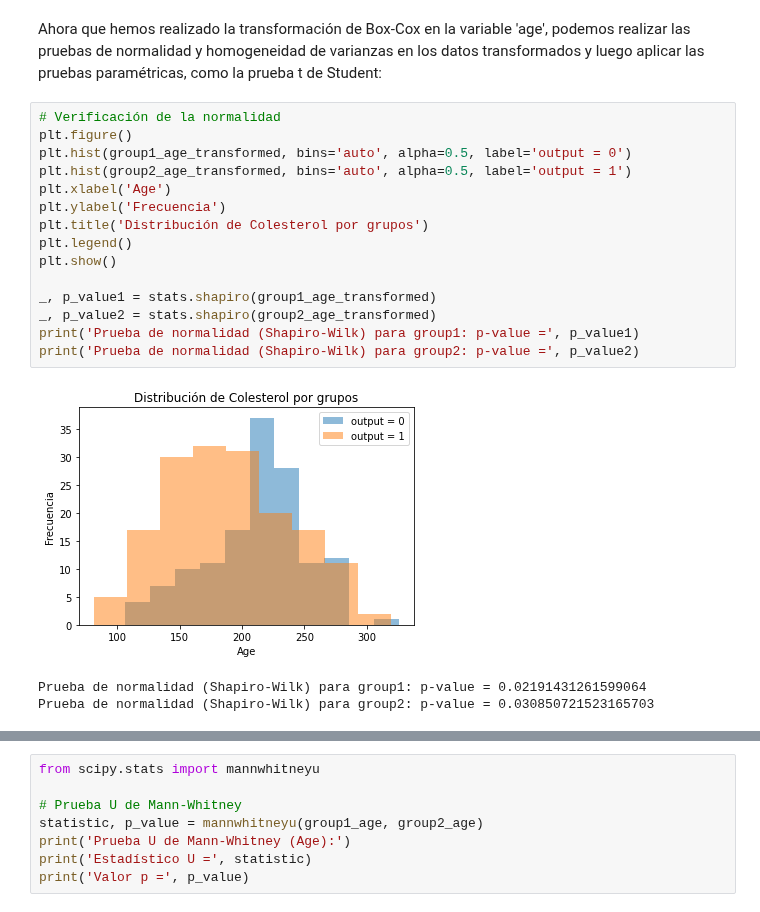
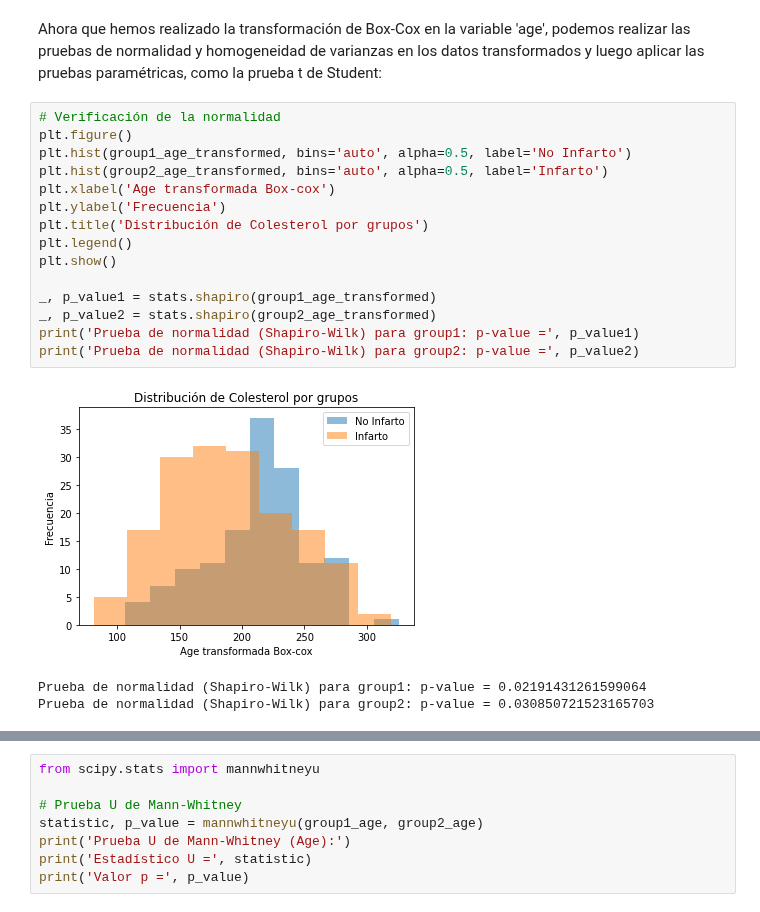
Before and after one commit to OscarTienda/heart-attack-analysis-prection, a Jupyter notebook: code/heart-attack-analysis-prediction.ipynb, the cells around one changed output, grey strips where cells are left out. Drawn from its saved outputs; the diff is of its cells as text.

```diff
--- a/code/heart-attack-analysis-prediction.ipynb
+++ b/code/heart-attack-analysis-prediction.ipynb
@@ -329,20 +358,20 @@ Ahora que hemos realizado la transformación de Box-Cox en la variable 'age', po
 # %%
 # Verificación de la normalidad
 plt.figure()
-plt.hist(group1_age_transformed, bins='auto', alpha=0.5, label='output = 0')
-plt.hist(group2_age_transformed, bins='auto', alpha=0.5, label='output = 1')
-plt.xlabel('Age')
+plt.hist(group1_age_transformed, bins='auto', alpha=0.5, label='No Infarto')
+plt.hist(group2_age_transformed, bins='auto', alpha=0.5, label='Infarto')
+plt.xlabel('Age transformada Box-cox')
 plt.ylabel('Frecuencia')
 plt.title('Distribución de Colesterol por grupos')
 plt.legend()
 plt.show()
 
 _, p_value1 = stats.shapiro(group1_age_transformed)
 _, p_value2 = stats.shapiro(group2_age_transformed)
 print('Prueba de normalidad (Shapiro-Wilk) para group1: p-value =', p_value1)
 print('Prueba de normalidad (Shapiro-Wilk) para group2: p-value =', p_value2)
 # %% [output]
-[figure, old version]
+[figure, new version]
 Prueba de normalidad (Shapiro-Wilk) para group1: p-value = 0.02191431261599064
 Prueba de normalidad (Shapiro-Wilk) para group2: p-value = 0.030850721523165703
 # %% [markdown]
```
Also changed, not shown: parts of 28 cells of this notebook.
